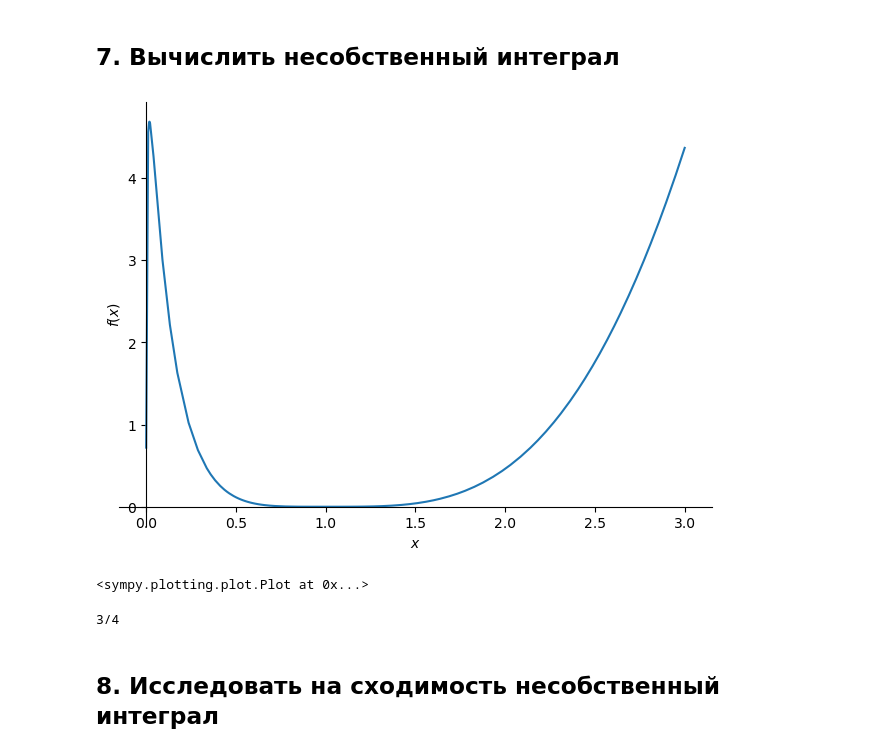
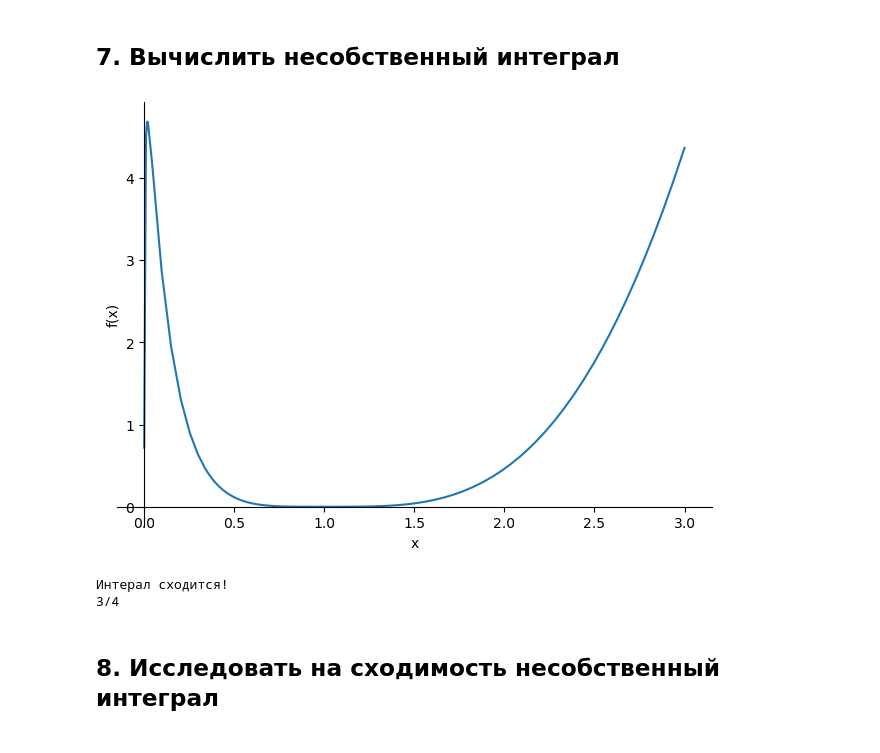
Before and after one commit to ShnapDozer/MA_PYTHON_LABS, a Jupyter notebook: Labs/pin_31_Salkov_UA_BDZ1.ipynb, the cells around one changed output. Cells and saved outputs as stored; diff of their text form; code cells hidden in the pictures.

```diff
--- a/Labs/pin_31_Salkov_UA_BDZ1.ipynb
+++ b/Labs/pin_31_Salkov_UA_BDZ1.ipynb
@@ -150,22 +150,22 @@ print("Результат Ox: ", simplify(integrate(func**2,(x, 1, 2)) * pi))
 # %%
 from sympy import *
 from sympy.plotting import plot
 
 x = symbols('x')
 
 func = x*(ln(x)**4)
+limit = simplify(Limit(func, x, 0, dir='+'))
+
 plot(func,(x, 0.0001, 3))
+if limit == oo or limit == -oo:
+        print("Интерал расходится!")
+else:
+    print("Интерал сходится!")
+    pprint(simplify(integrate(func,(x, 0, 1))))
 # %% [output]
-[figure, old version]
+[figure, new version]
-<sympy.plotting.plot.Plot at 0x...>
+Интерал сходится!
+3/4
-# %%
-from sympy import *
-x = symbols('x')
-
-func = x*(ln(x)**4)
-pprint(simplify(integrate(func,(x, 0, 1))))
-# %% [output]
-3/4
 # %% [markdown]
 ## 8. Исследовать на сходимость несобственный интеграл
 # %%
```
Also changed, not shown: parts of 5 cells of this notebook, 1 other file.
